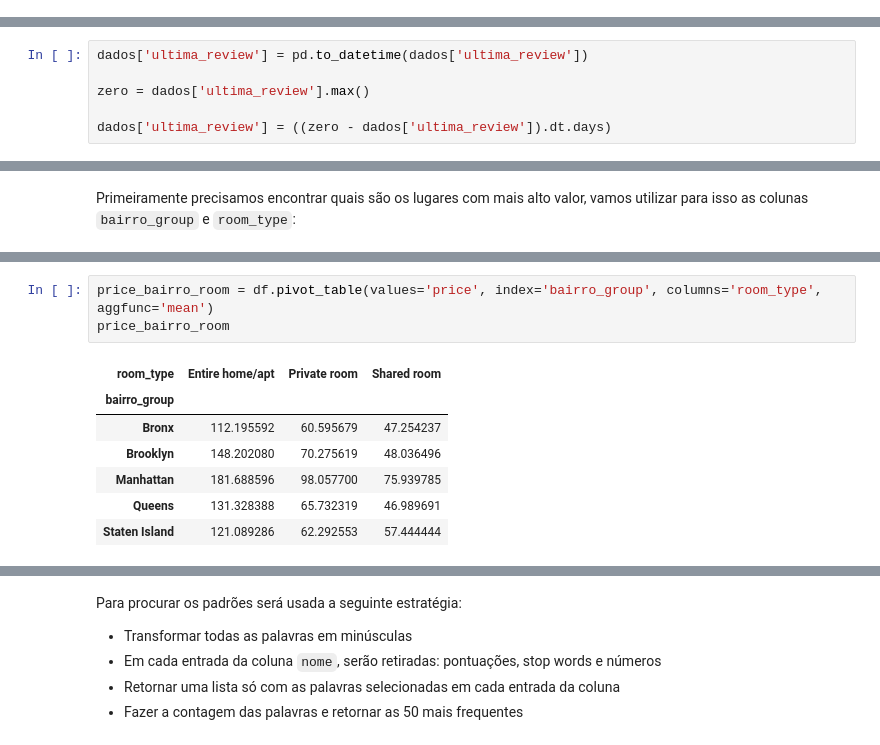
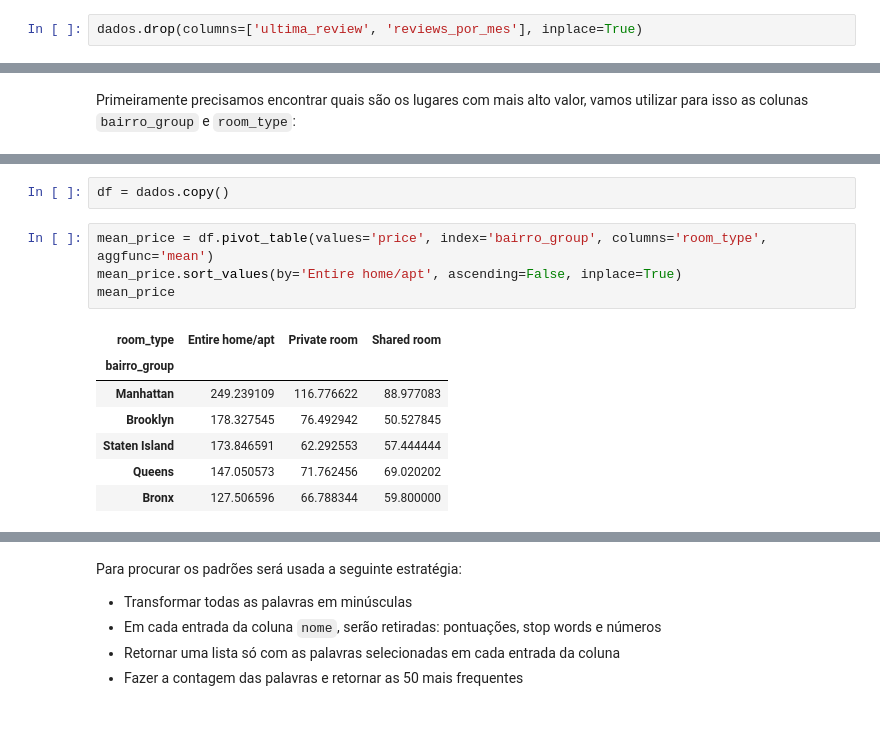
Before and after one commit to ismaalves/Desafio_Indicium, a Jupyter notebook: EDA.ipynb, the cells around one changed output, grey strips where cells are left out. Saved outputs shown, nothing was run; the diff lists cells and outputs as text.

```diff
--- a/EDA.ipynb
+++ b/EDA.ipynb
@@ -120,3 +97,5 @@ memory usage: 5.0+ MB
+# %%
+dados.drop(columns=['ultima_review', 'reviews_por_mes'], inplace=True)
 # %% [markdown]
 ## Exploring the Data - Part 2
 # %% [markdown]
@@ -166,9 +141,3 @@ Ademais, podemos dizer que `ultima_review` e `calculado_host_listings_count` sã
-# %%
-dados['ultima_review'] = pd.to_datetime(dados['ultima_review'])
-
-zero = dados['ultima_review'].max()
-
-dados['ultima_review'] = ((zero - dados['ultima_review']).dt.days)
 # %% [markdown]
 A coluna `calculado_host_listings_count` pode nos ajudar a identificar por exemplo a existência de pessoas físicas e empresas especializadas em aluguel de imóveis. Ao analisar as aparições únicas de cada `host_id` podemos perceber que a quantidade de hosts é menor do que a quantidade total de dados, o que pode ser um indicativo da existência de empresas especializadas.
 # %%
@@ -522,11 +454,14 @@ df = df[(df['price'] >= inf_p) & (df['price'] <= sup_p)]
+# %%
+df = dados.copy()
 # %%
-price_bairro_room = df.pivot_table(values='price', index='bairro_group', columns='room_type', aggfunc='mean')
-price_bairro_room
+mean_price = df.pivot_table(values='price', index='bairro_group', columns='room_type', aggfunc='mean')
+mean_price.sort_values(by='Entire home/apt', ascending=False, inplace=True)
+mean_price
 # %% [output]
 | room_type | Entire home/apt | Private room | Shared room |
 | bairro_group |  |  |  |
-| Bronx | 112.195592 | 60.595679 | 47.254237 |
-| Brooklyn | 148.202080 | 70.275619 | 48.036496 |
-| Manhattan | 181.688596 | 98.057700 | 75.939785 |
-| Queens | 131.328388 | 65.732319 | 46.989691 |
-| Staten Island | 121.089286 | 62.292553 | 57.444444 |
+| Manhattan | 249.239109 | 116.776622 | 88.977083 |
+| Brooklyn | 178.327545 | 76.492942 | 50.527845 |
+| Staten Island | 173.846591 | 62.292553 | 57.444444 |
+| Queens | 147.050573 | 71.762456 | 69.020202 |
+| Bronx | 127.506596 | 66.788344 | 59.800000 |
```
Also changed, not shown: parts of 26 cells of this notebook.
